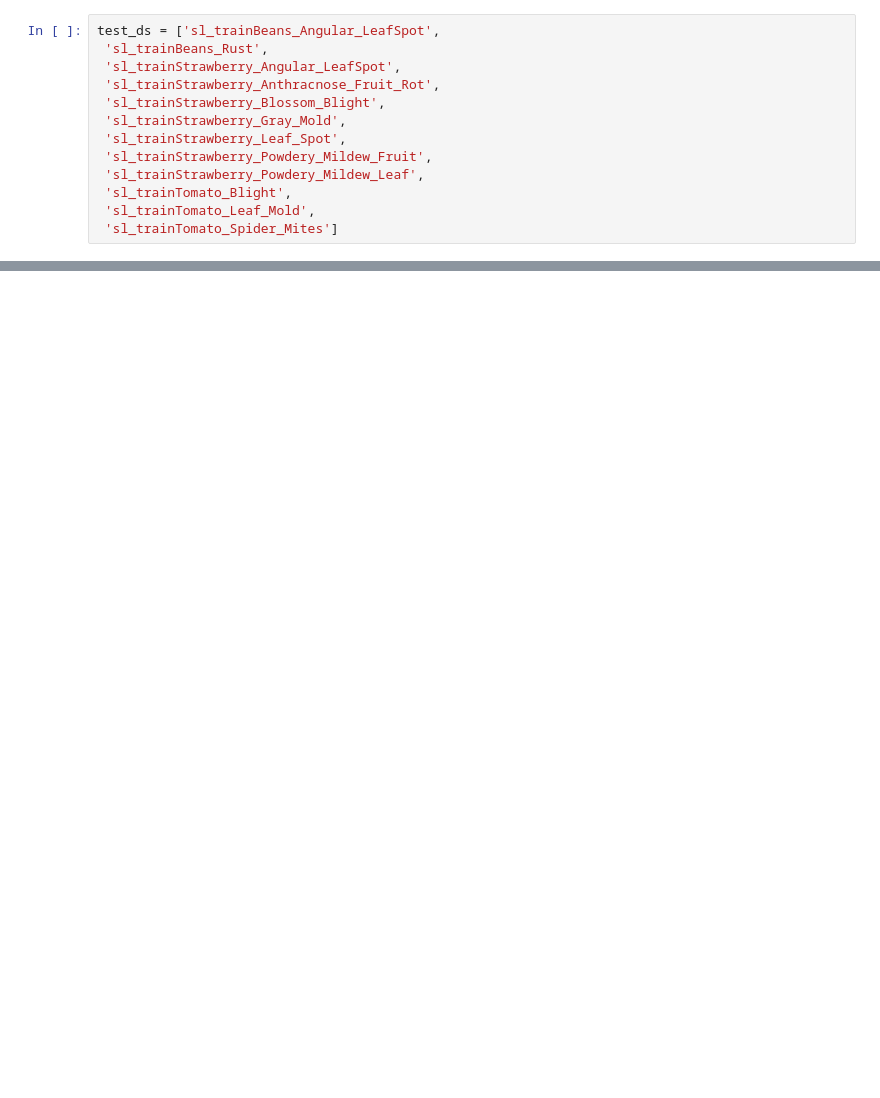
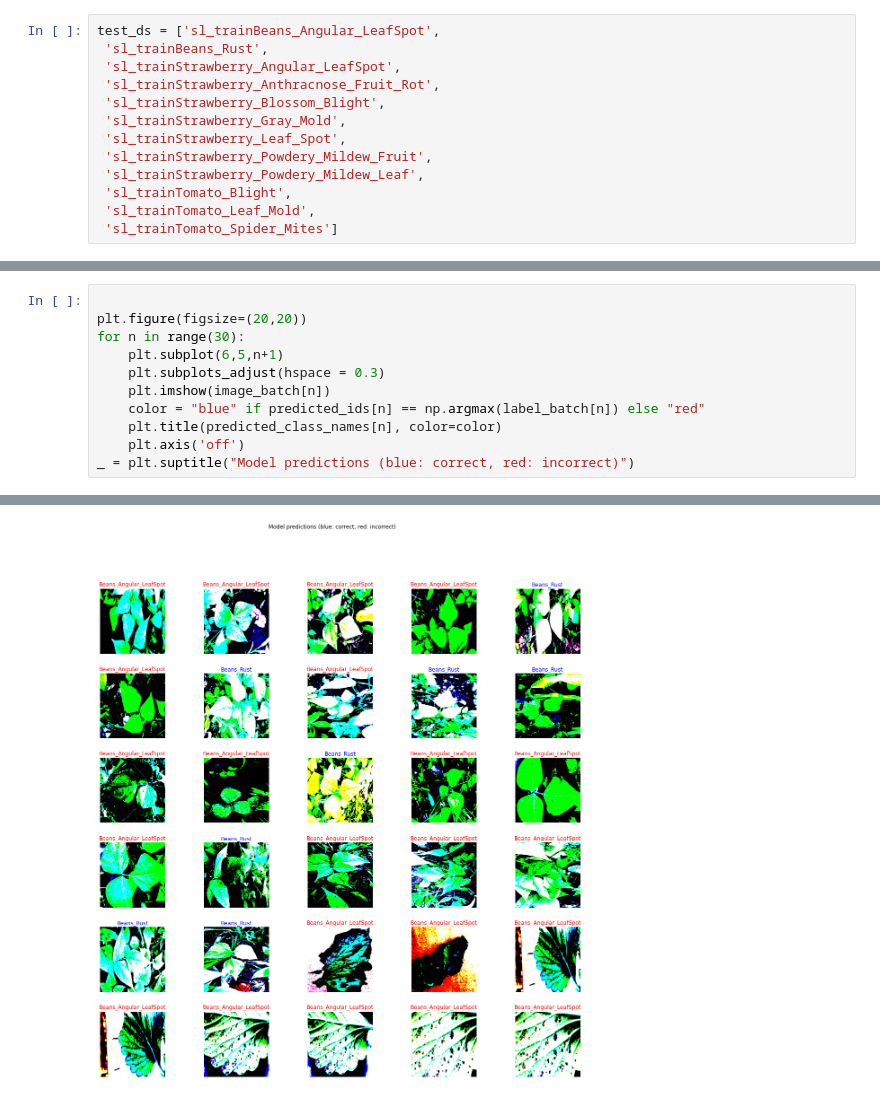
Before and after one commit to pariyaaf/FruitDiseaseDetection-pariya, a Jupyter notebook: TestModel.ipynb, the cells around one changed output, grey strips where cells are left out. Cells and saved outputs as stored; diff of their text form; blank space fills up the shorter version.

```diff
--- a/TestModel.ipynb
+++ b/TestModel.ipynb
@@ -28,0 +156,12 @@ test_ds = ['sl_trainBeans_Angular_LeafSpot',
+# %%
+
+plt.figure(figsize=(20,20))
+for n in range(30):
+    plt.subplot(6,5,n+1)
+    plt.subplots_adjust(hspace = 0.3)
+    plt.imshow(image_batch[n])
+    color = "blue" if predicted_ids[n] == np.argmax(label_batch[n]) else "red"
+    plt.title(predicted_class_names[n], color=color)
+    plt.axis('off')
+_ = plt.suptitle("Model predictions (blue: correct, red: incorrect)")
+# %% [output]
@@ -28,0 +185 @@ test_ds = ['sl_trainBeans_Angular_LeafSpot',
+[figure, added]
```
Also changed, not shown: parts of 20 cells of this notebook, 1 other file.
